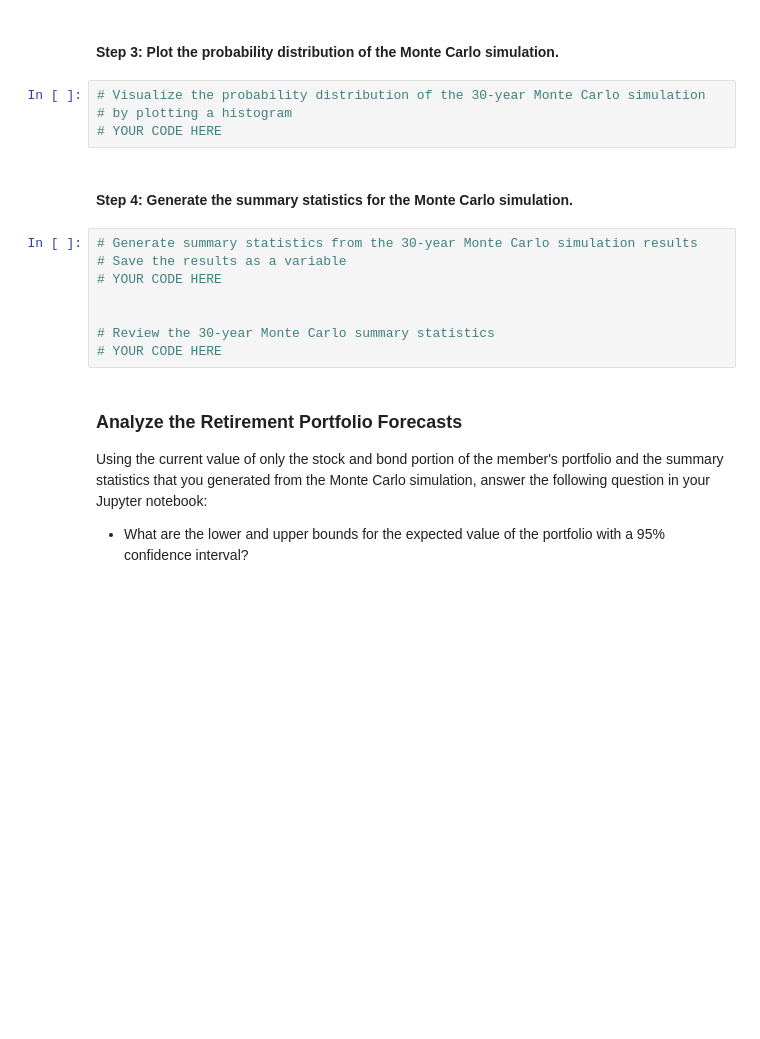
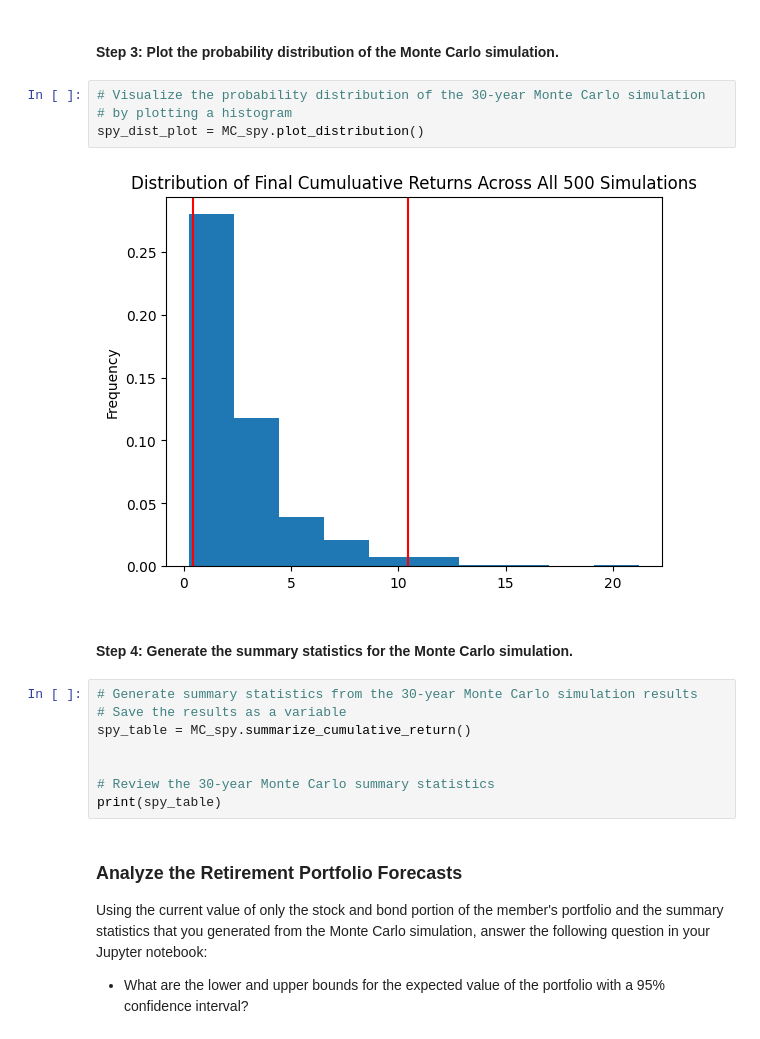
Before and after one commit to DanHerman212/challenge5, a Jupyter notebook: financial_planning_tools.ipynb, the cells around one changed output. Cells and saved outputs as stored; diff of their text form; blank space fills up the shorter version.

```diff
--- a/financial_planning_tools.ipynb
+++ b/financial_planning_tools.ipynb
@@ -478,17 +521,19 @@ In this section, you’ll use the MCForecastTools library to create a Monte Carl
 # %%
 # Visualize the probability distribution of the 30-year Monte Carlo simulation
 # by plotting a histogram
-# YOUR CODE HERE
+spy_dist_plot = MC_spy.plot_distribution()
+# %% [output]
+[figure, added]
 # %% [markdown]
 #### Step 4: Generate the summary statistics for the Monte Carlo simulation.
 # %%
 # Generate summary statistics from the 30-year Monte Carlo simulation results
 # Save the results as a variable
-# YOUR CODE HERE
+spy_table = MC_spy.summarize_cumulative_return()
 
 
 # Review the 30-year Monte Carlo summary statistics
-# YOUR CODE HERE
+print(spy_table)
 # %% [markdown]
 ### Analyze the Retirement Portfolio Forecasts
 
```
Also changed, not shown: parts of 6 cells of this notebook.
